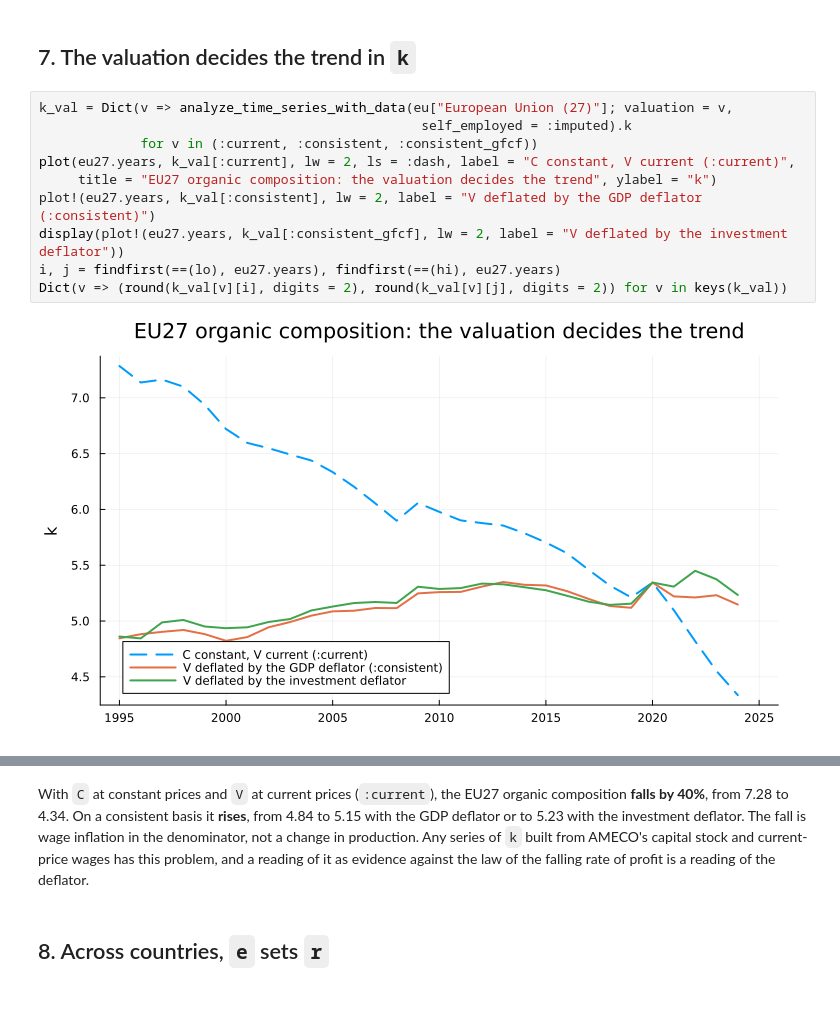
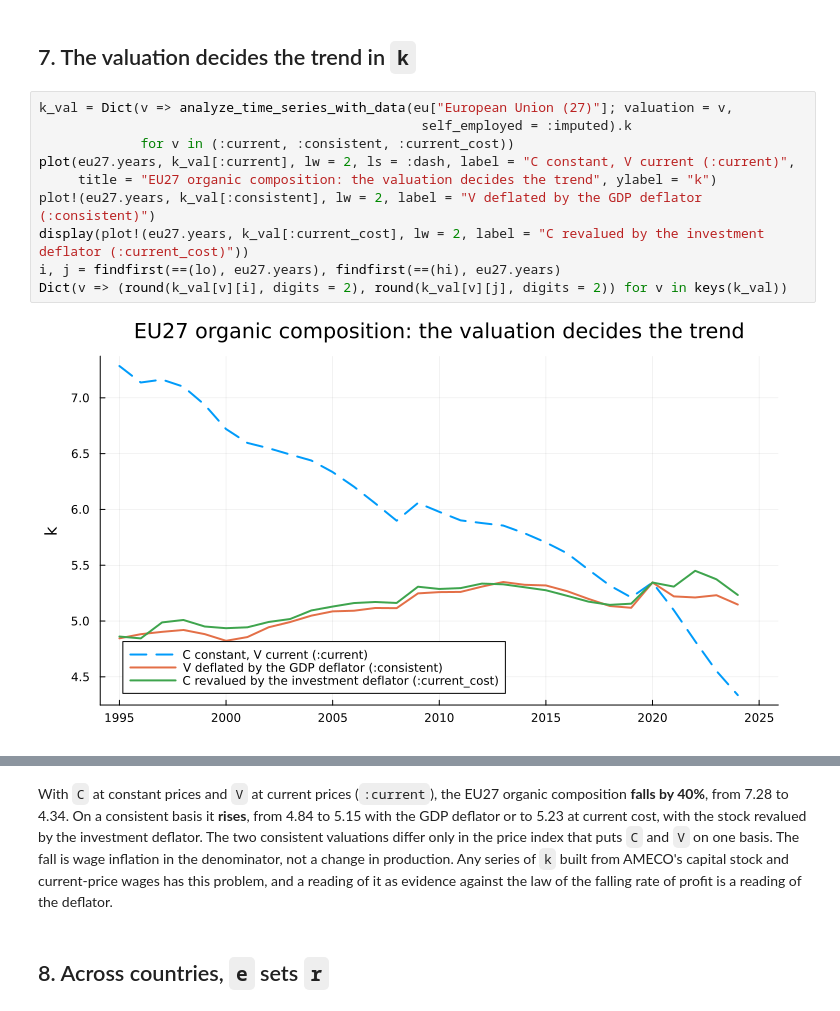
Before and after one commit to randsley/MarxKapital, a Jupyter notebook: notebooks/jupyter/07_eu_profit_rates.ipynb, the cells around one changed output, grey strips where cells are left out. Saved outputs shown, nothing was run; the diff lists cells and outputs as text.

```diff
--- a/notebooks/jupyter/07_eu_profit_rates.ipynb
+++ b/notebooks/jupyter/07_eu_profit_rates.ipynb
@@ -260,13 +260,13 @@ scatter!(d.country, d.dln_r, color = :black, label = "Δ ln r", markersize = 4)
 # %%
 k_val = Dict(v => analyze_time_series_with_data(eu["European Union (27)"]; valuation = v,
                                                  self_employed = :imputed).k
-             for v in (:current, :consistent, :consistent_gfcf))
+             for v in (:current, :consistent, :current_cost))
 plot(eu27.years, k_val[:current], lw = 2, ls = :dash, label = "C constant, V current (:current)",
      title = "EU27 organic composition: the valuation decides the trend", ylabel = "k")
 plot!(eu27.years, k_val[:consistent], lw = 2, label = "V deflated by the GDP deflator (:consistent)")
-display(plot!(eu27.years, k_val[:consistent_gfcf], lw = 2, label = "V deflated by the investment deflator"))
+display(plot!(eu27.years, k_val[:current_cost], lw = 2, label = "C revalued by the investment deflator (:current_cost)"))
 i, j = findfirst(==(lo), eu27.years), findfirst(==(hi), eu27.years)
 Dict(v => (round(k_val[v][i], digits = 2), round(k_val[v][j], digits = 2)) for v in keys(k_val))
 # %% [output]
-[figure, old version]
+[figure, new version]
 Dict{Symbol, Tuple{Float64, Float64}} with 3 entries:
@@ -276,5 +276,5 @@ Dict{Symbol, Tuple{Float64, Float64}} with 3 entries:
 # %% [markdown]
-With `C` at constant prices and `V` at current prices (`:current`), the EU27 organic composition **falls by 40%**, from 7.28 to 4.34. On a consistent basis it **rises**, from 4.84 to 5.15 with the GDP deflator or to 5.23 with the investment deflator. The fall is wage inflation in the denominator, not a change in production. Any series of `k` built from AMECO's capital stock and current-price wages has this problem, and a reading of it as evidence against the law of the falling rate of profit is a reading of the deflator.
+With `C` at constant prices and `V` at current prices (`:current`), the EU27 organic composition **falls by 40%**, from 7.28 to 4.34. On a consistent basis it **rises**, from 4.84 to 5.15 with the GDP deflator or to 5.23 at current cost, with the stock revalued by the investment deflator. The two consistent valuations differ only in the price index that puts `C` and `V` on one basis. The fall is wage inflation in the denominator, not a change in production. Any series of `k` built from AMECO's capital stock and current-price wages has this problem, and a reading of it as evidence against the law of the falling rate of profit is a reading of the deflator.
 # %% [markdown]
 ## 8. Across countries, `e` sets `r`
 # %%
```
Also changed, not shown: parts of 2 cells of this notebook, 11 other files.
